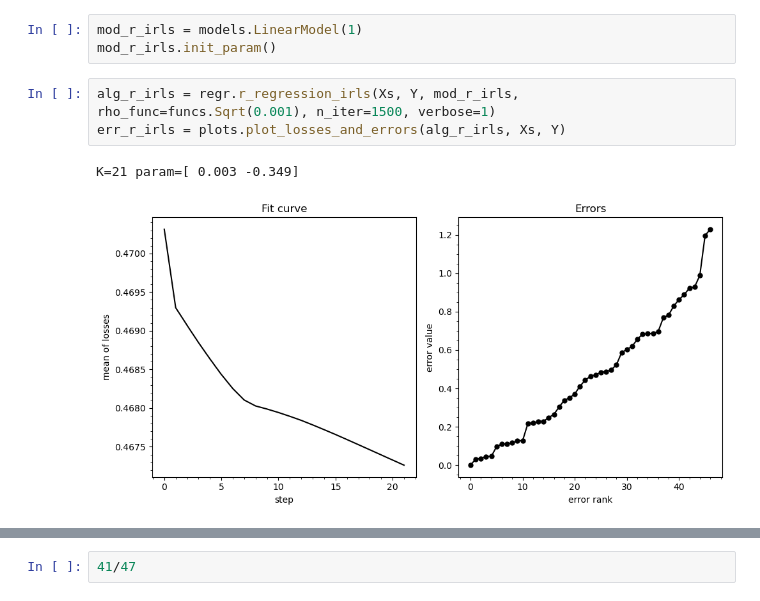
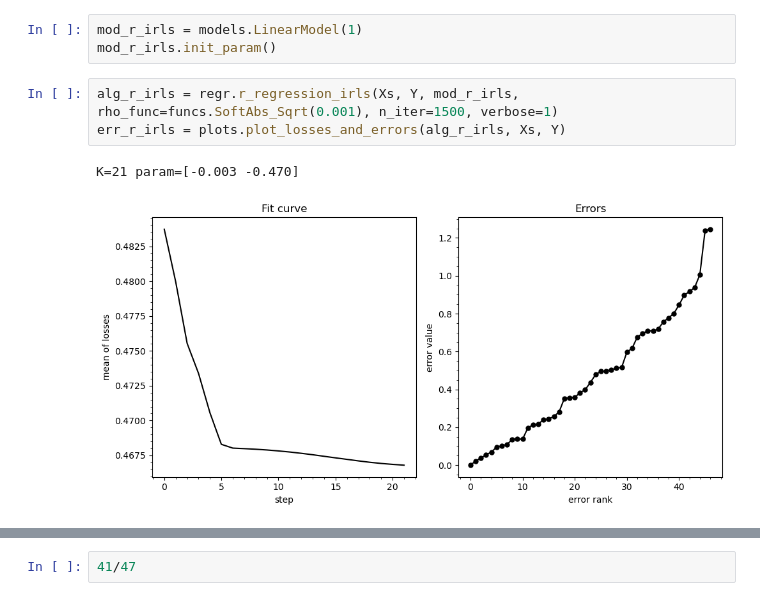
Before and after one commit to intellimath/mlgrad, a Jupyter notebook: examples/test_robust_regression.ipynb, the cells around one changed output, grey strips where cells are left out. Drawn from its saved outputs; the diff is of its cells as text.

```diff
--- a/examples/test_robust_regression.ipynb
+++ b/examples/test_robust_regression.ipynb
@@ -130,11 +130,11 @@ K=20 param=[-0.048  2.546]
 mod_r_irls = models.LinearModel(1)
 mod_r_irls.init_param()
 # %%
-alg_r_irls = regr.r_regression_irls(Xs, Y, mod_r_irls, rho_func=funcs.Sqrt(0.001), n_iter=1500, verbose=1)
+alg_r_irls = regr.r_regression_irls(Xs, Y, mod_r_irls, rho_func=funcs.SoftAbs_Sqrt(0.001), n_iter=1500, verbose=1)
 err_r_irls = plots.plot_losses_and_errors(alg_r_irls, Xs, Y)
 # %% [output]
-K=21 param=[ 0.003 -0.349]
+K=21 param=[-0.003 -0.470]
-[figure, old version]
+[figure, new version]
 # %%
 plt.figure(figsize=(14.0, 7.0))
 plt.subplot(1,2,1)
```
Also changed, not shown: parts of 5 cells of this notebook, 22 other files.
